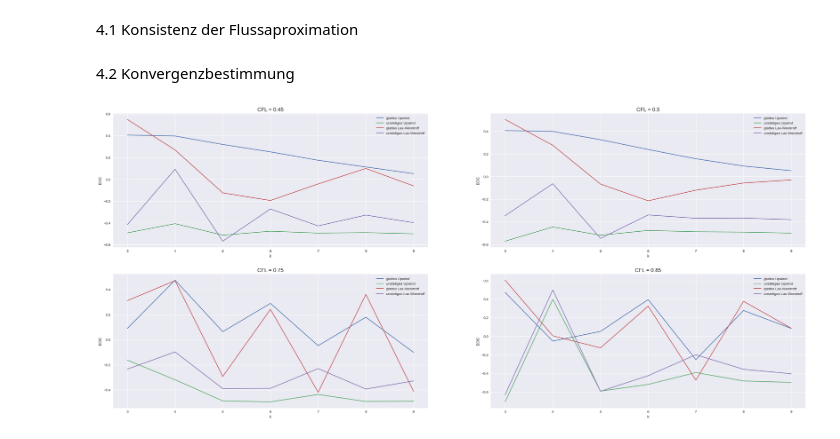
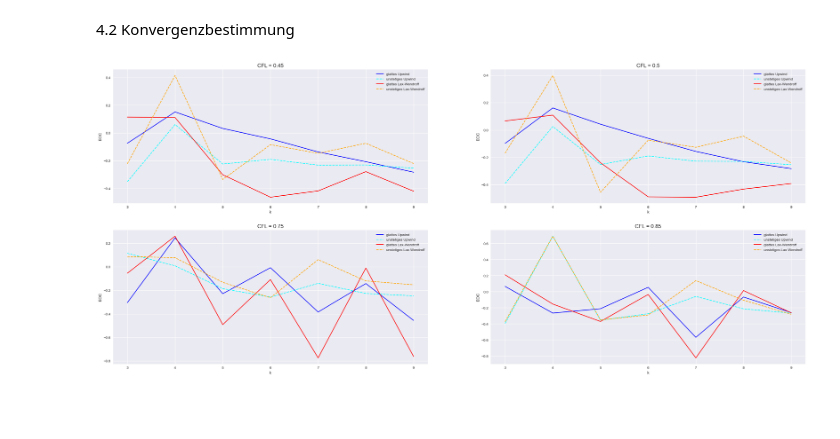
Before and after one commit to Javiermateor/Flachwassergleichung, a Jupyter notebook: HA4.ipynb, the cells around one changed output. Drawn from its saved outputs; the diff is of its cells as text; code cells hidden in the pictures; blank space fills up the shorter version.

```diff
--- a/HA4.ipynb
+++ b/HA4.ipynb
@@ -5,5 +5,3 @@ import matplotlib.pyplot as plt
 from numpy import linalg as LA
 from scipy.constants import g
 import math
-# %% [markdown]
-4.1 Konsistenz der Flussaproximation
@@ -253,8 +124,8 @@ def konvergenz(CFL, k, norm,verfahren):
     dx_k1 = x_k1[1]-x_k1[0]
 
     #Experimentelle Konvergenzbestimmung / Quelle: HA4, Gl. 4.37
-    EOC_glatt = np.math.log(LA.norm((U_ana_glatt_k1 - U_ver_glatt_k1), norm)) - np.log(LA.norm((U_ana_glatt_k - U_ver_glatt_k),norm))
-    EOC_unstetig = (np.math.log(LA.norm((U_ana_unstetig_k1 - U_ver_unstetig_k1), norm)) - np.log(LA.norm((U_ana_unstetig_k - U_ver_unstetig_k),norm)))/(np.math.log(dx_k1)-np.math.log(dx_k))
+    EOC_glatt = np.math.log(LA.norm((U_ana_glatt_k1[-1,:] - U_ver_glatt_k1[-1,:]), norm)) - np.log(LA.norm((U_ana_glatt_k[-1,:] - U_ver_glatt_k[-1,:]),norm))
+    EOC_unstetig = (np.math.log(LA.norm((U_ana_unstetig_k1[-1,:] - U_ver_unstetig_k1[-1,:]), norm)) - np.log(LA.norm((U_ana_unstetig_k[-1,:] - U_ver_unstetig_k[-1,:]),norm)))/(np.math.log(dx_k1)-np.math.log(dx_k))
 
     return EOC_glatt, EOC_unstetig
 # %%
@@ -263,7 +134,7 @@ plt.style.use('seaborn')
 x = np.array([3,4,5,6,7,8,9])
 ks = np.array([3,4,5,6,7,8,9])
 
-norm=np.inf
+norm=2
 
 CFLs = [0.45, 0.5, 0.75, 0.85]
 # CFLs = [0.45]
@@ -277,35 +148,35 @@ i=1
 for CFL in CFLs:
     eoc_glatt_upwind = []
     eoc_unstetig_upwind = []
 
     eoc_glatt_lax = []
     eoc_unstetig_lax = []
 
     for k in ks:
         # Upwind Verfahren
         EOC_glatt_upwind, EOC_unstetig_upwind = konvergenz(CFL = CFL, k = k, norm = norm, verfahren = "UpWind")
         eoc_glatt_upwind.append(EOC_glatt_upwind)
         eoc_unstetig_upwind.append(EOC_unstetig_upwind)
 
         # Lax-Wendroff Verfahren
         EOC_glatt_lax, EOC_unstetig_lax = konvergenz(CFL = CFL, k = k, norm = norm, verfahren = "Lax-Wendroff")
         eoc_glatt_lax.append(EOC_glatt_lax)
         eoc_unstetig_lax.append(EOC_unstetig_lax)
 
 
     #Subplots
     ax = fig.add_subplot(2,2,i)
-    ax.plot(x, eoc_glatt_upwind, label='glattes Upwind')
-    ax.plot(x, eoc_unstetig_upwind, label='unstetiges Upwind')
-    ax.plot(x, eoc_glatt_lax, label='glattes Lax-Wendroff')
-    ax.plot(x, eoc_unstetig_lax, label='unstetiges Lax-Wendroff')
+    ax.plot(x, eoc_glatt_upwind, color='blue',  label='glattes Upwind')
+    ax.plot(x, eoc_unstetig_upwind,'--',color='cyan', label='unstetiges Upwind')
+    ax.plot(x, eoc_glatt_lax, color='red', label='glattes Lax-Wendroff')
+    ax.plot(x, eoc_unstetig_lax,'--', color= 'orange', label='unstetiges Lax-Wendroff')
     ax.title.set_text(f'CFL = {CFL}')
     ax.title.set_fontsize(15)
     ax.set_xlabel('k')
     ax.set_ylabel('EOC')
     plt.legend()
     i+=1
 
 plt.show()
 # %% [output]
-[figure, old version]
+[figure, new version]
```
Also changed, not shown: parts of 1 cell of this notebook.
